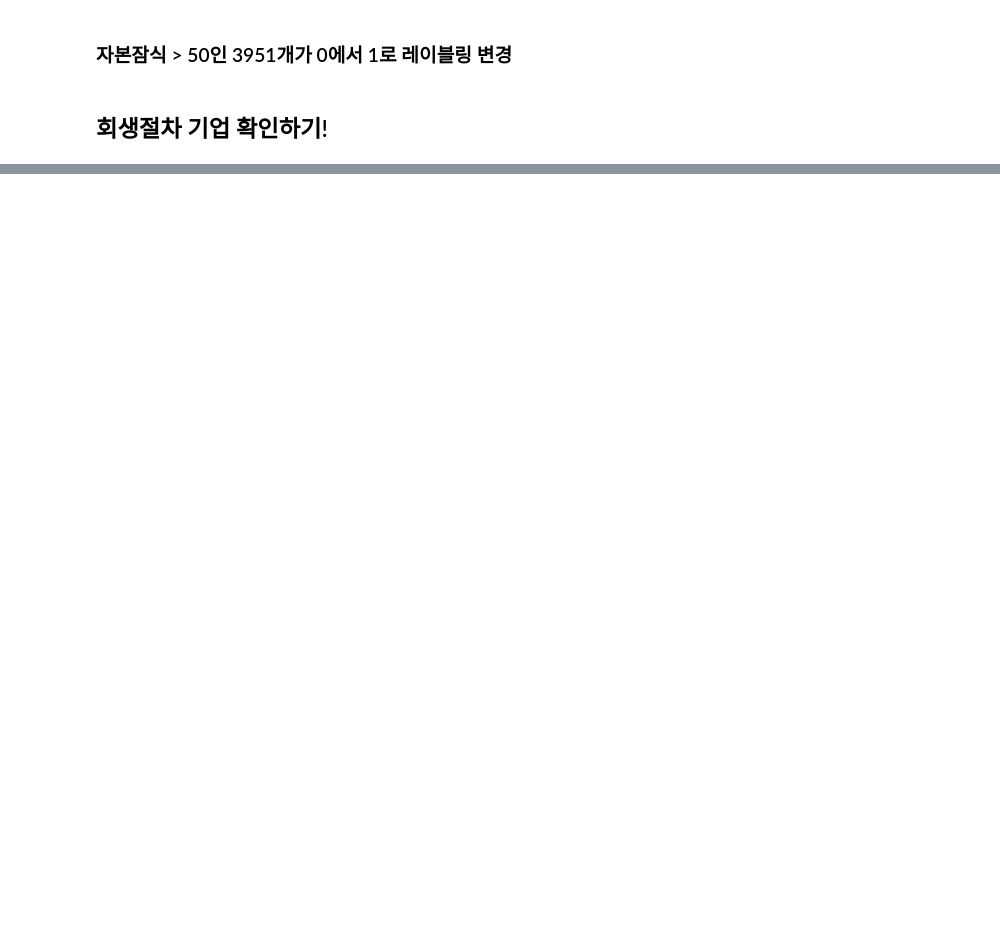
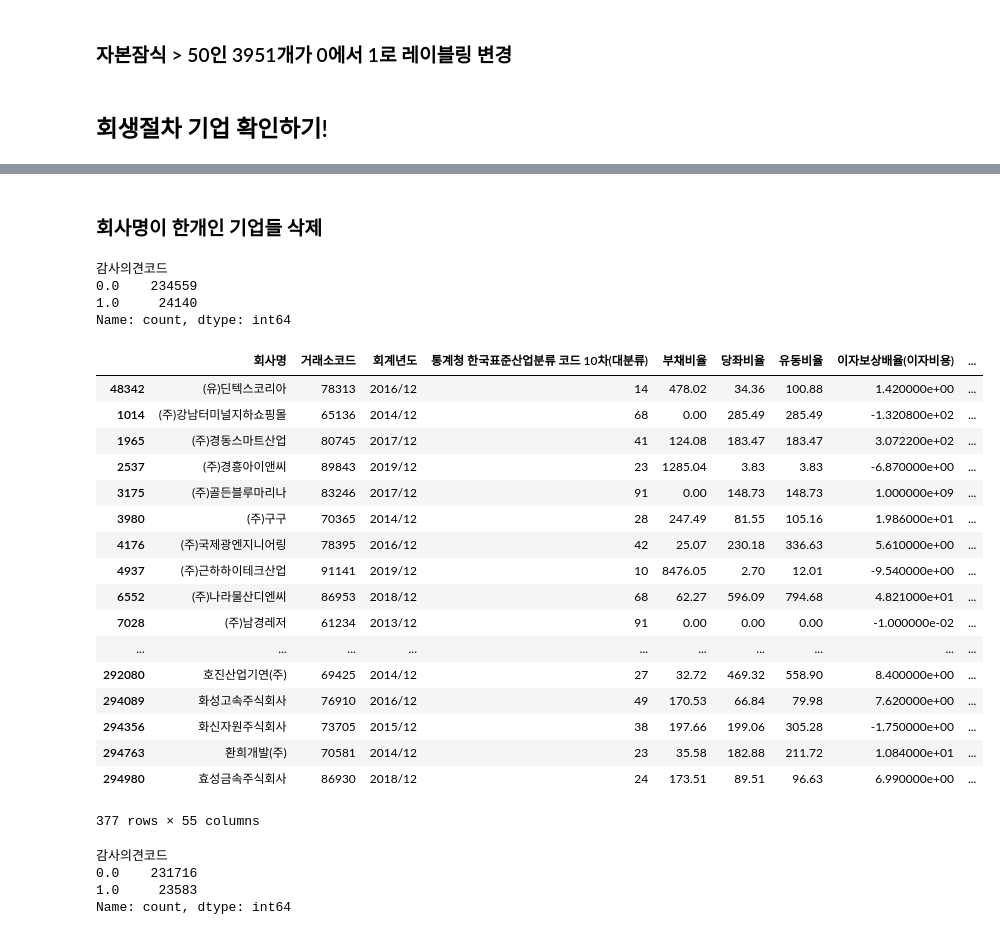
Before and after one commit to youngsang114/Project_2, a Jupyter notebook: 전처리/외감기업데이터_전처리2.ipynb, the cells around one changed output, grey strips where cells are left out. Saved outputs shown, nothing was run; the diff lists cells and outputs as text; code cells hidden in the pictures; blank space fills up the shorter version.

```diff
--- a/전처리/외감기업데이터_전처리2.ipynb
+++ b/전처리/외감기업데이터_전처리2.ipynb
@@ -79,7 +125,7 @@ df_외감['감사의견코드']=df_외감['감사의견코드'].map({
 # %%
 df_외감['자본잠식률']=(df_외감['자본금(*)(IFRS연결)(천원)'] - df_외감['자본(*)(IFRS연결)(천원)'])/df_외감['자본금(*)(IFRS연결)(천원)']
 # %%
-mask = (df_외감['회사명'] == df_외감['회사명'].shift(-1)) & (df_외감['자본잠식률'] >= 50)
+mask = (df_외감['거래소코드'] == df_외감['거래소코드'].shift(-1)) & (df_외감['자본잠식률'] >= 50)
 # %%
 df_외감['감사의견코드'].value_counts()
 # %% [output]
@@ -130,0 +179,44 @@ Name: count, dtype: int64
+# %%
+df_외감.sort_values(by=['회사명','거래소코드'], ascending=True,inplace=True)
+# %% [markdown]
+### 회사명이 한개인 기업들 삭제
+# %%
+df_외감=df_외감[df_외감['거래소코드'].map(df_외감['거래소코드'].value_counts()) != 1]
+# %%
+df_외감['감사의견코드'].value_counts()
+# %% [output]
+감사의견코드
+0.0    234559
+1.0     24140
+Name: count, dtype: int64
+# %%
+df_외감['Year']= df_외감['회계년도'].replace('/','').astype(str).str[:4].astype(int)
+# %%
+pd.set_option('display.max_rows', None)
+df_외감[(df_외감['거래소코드'] == df_외감['거래소코드'].shift(-1)) & (df_외감['Year'].diff(-1) != -1) &(df_외감['감사의견코드'] ==1) &(df_외감['Year'] !=2012)]
+# %% [output]
+|  | 회사명 | 거래소코드 | 회계년도 | 통계청 한국표준산업분류 코드 10차(대분류) | 부채비율 | 당좌비율 | 유동비율 | 이자보상배율(이자비용) | ... |
+| 48342 | (유)딘텍스코리아 | 78313 | 2016/12 | 14 | 478.02 | 34.36 | 100.88 | 1.420000e+00 | ... |
+| 1014 | (주)강남터미널지하쇼핑몰 | 65136 | 2014/12 | 68 | 0.00 | 285.49 | 285.49 | -1.320800e+02 | ... |
+| 1965 | (주)경동스마트산업 | 80745 | 2017/12 | 41 | 124.08 | 183.47 | 183.47 | 3.072200e+02 | ... |
+| 2537 | (주)경흥아이앤씨 | 89843 | 2019/12 | 23 | 1285.04 | 3.83 | 3.83 | -6.870000e+00 | ... |
+| 3175 | (주)골든블루마리나 | 83246 | 2017/12 | 91 | 0.00 | 148.73 | 148.73 | 1.000000e+09 | ... |
+| 3980 | (주)구구 | 70365 | 2014/12 | 28 | 247.49 | 81.55 | 105.16 | 1.986000e+01 | ... |
+| 4176 | (주)국제광엔지니어링 | 78395 | 2016/12 | 42 | 25.07 | 230.18 | 336.63 | 5.610000e+00 | ... |
+| 4937 | (주)근하하이테크산업 | 91141 | 2019/12 | 10 | 8476.05 | 2.70 | 12.01 | -9.540000e+00 | ... |
+| 6552 | (주)나라물산디엔씨 | 86953 | 2018/12 | 68 | 62.27 | 596.09 | 794.68 | 4.821000e+01 | ... |
+| 7028 | (주)남경레저 | 61234 | 2013/12 | 91 | 0.00 | 0.00 | 0.00 | -1.000000e-02 | ... |
+| ... | ... | ... | ... | ... | ... | ... | ... | ... | ... |
+| 292080 | 호진산업기연(주) | 69425 | 2014/12 | 27 | 32.72 | 469.32 | 558.90 | 8.400000e+00 | ... |
+| 294089 | 화성고속주식회사 | 76910 | 2016/12 | 49 | 170.53 | 66.84 | 79.98 | 7.620000e+00 | ... |
+| 294356 | 화신자원주식회사 | 73705 | 2015/12 | 38 | 197.66 | 199.06 | 305.28 | -1.750000e+00 | ... |
+| 294763 | 환희개발(주) | 70581 | 2014/12 | 23 | 35.58 | 182.88 | 211.72 | 1.084000e+01 | ... |
+| 294980 | 효성금속주식회사 | 86930 | 2018/12 | 24 | 173.51 | 89.51 | 96.63 | 6.990000e+00 | ... |
+377 rows × 55 columns
+# %%
+df_외감[~(df_외감['회사명'] == df_외감['회사명'].shift(-1)) | (abs(df_외감['Year']-df_외감['Year'].shift(-1)) == 1)]['감사의견코드'].value_counts()
+# %% [output]
+감사의견코드
+0.0    231716
+1.0     23583
+Name: count, dtype: int64
```
Also changed, not shown: parts of 12 cells of this notebook, 1 other file.
